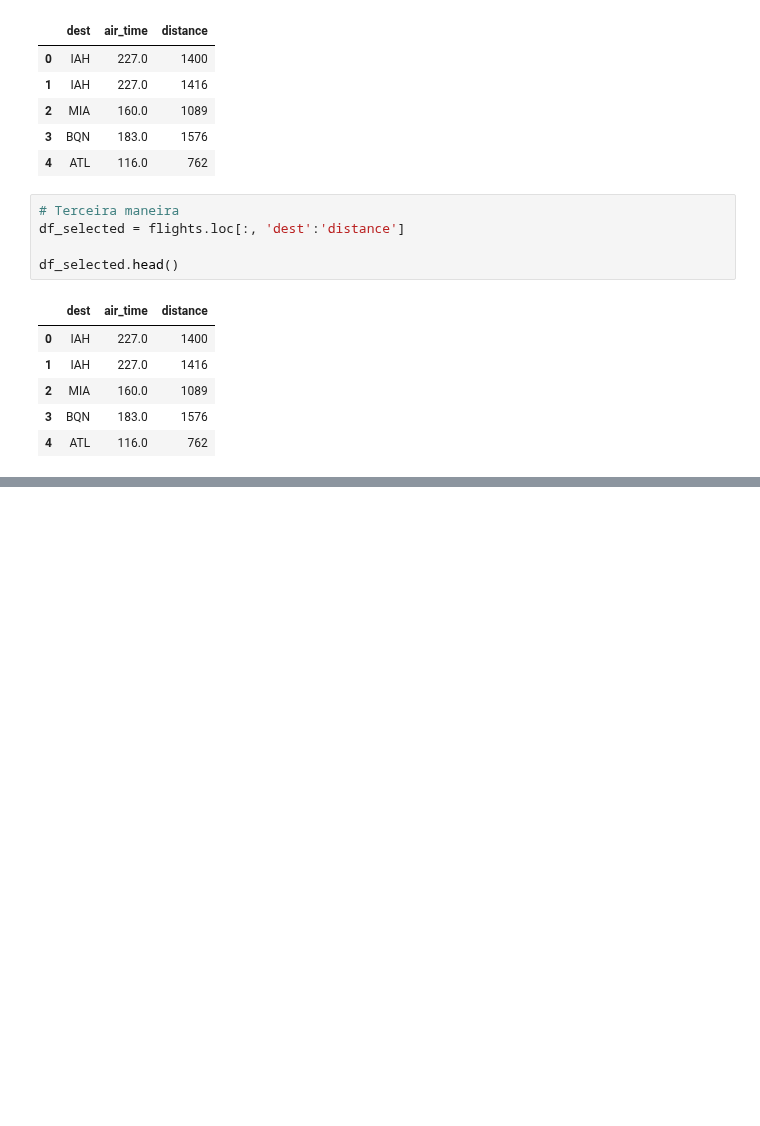
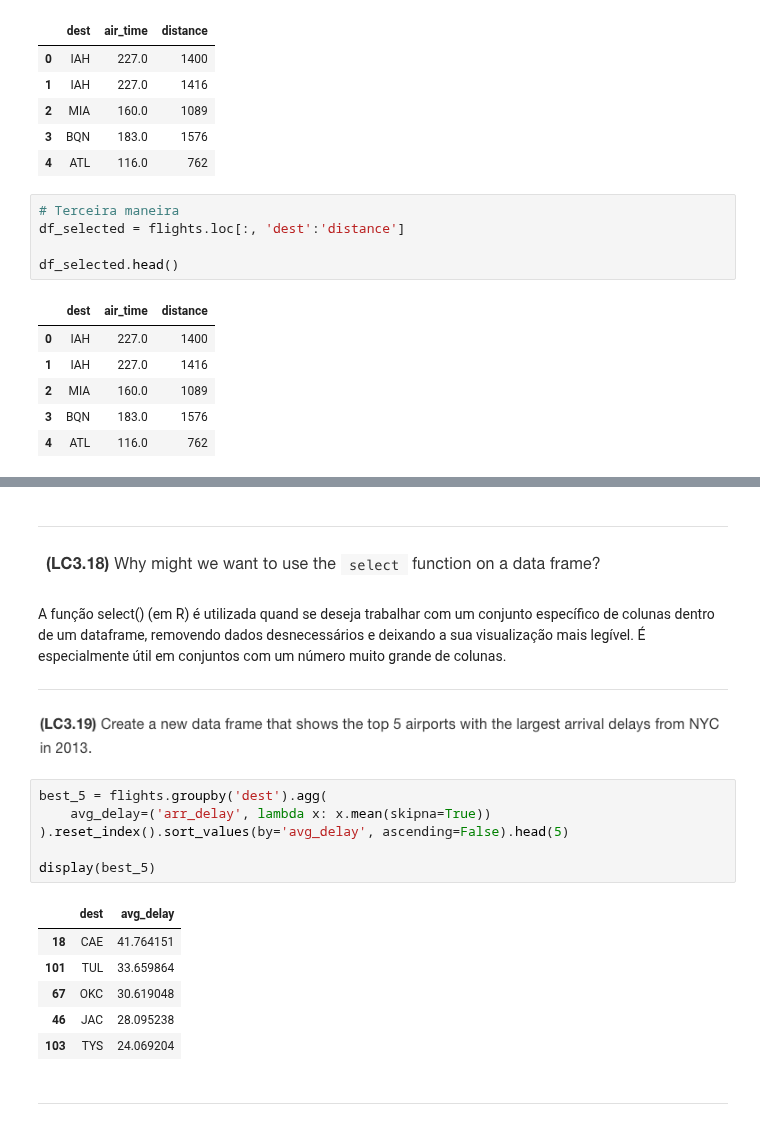
Before and after one commit to pdcos/analise_visual_ciencia_de_dados, a Jupyter notebook: participacao_6/solutions_6.ipynb, the cells around one changed output, grey strips where cells are left out. Cells and saved outputs as stored; diff of their text form; blank space fills up the shorter version.

```diff
--- a/participacao_6/solutions_6.ipynb
+++ b/participacao_6/solutions_6.ipynb
@@ -861,0 +904,25 @@ df_selected.head()
+# %% [markdown]
+---
+# %% [markdown]
+![image.png](attachment:image.png)
+# %% [markdown]
+A função select() (em R) é utilizada quand se deseja trabalhar com um conjunto específico de colunas dentro de um dataframe, removendo dados desnecessários e deixando a sua visualização mais legível. É especialmente útil em conjuntos com um número muito grande de colunas.
+
+---
+# %% [markdown]
+![image.png](attachment:image.png)
+# %%
+best_5 = flights.groupby('dest').agg(
+    avg_delay=('arr_delay', lambda x: x.mean(skipna=True))
+).reset_index().sort_values(by='avg_delay', ascending=False).head(5)
+
+display(best_5)
+# %% [output]
+|  | dest | avg_delay |
+| 18 | CAE | 41.764151 |
+| 101 | TUL | 33.659864 |
+| 67 | OKC | 30.619048 |
+| 46 | JAC | 28.095238 |
+| 103 | TYS | 24.069204 |
+# %% [markdown]
+---
```
Also changed, not shown: parts of 6 cells of this notebook.
